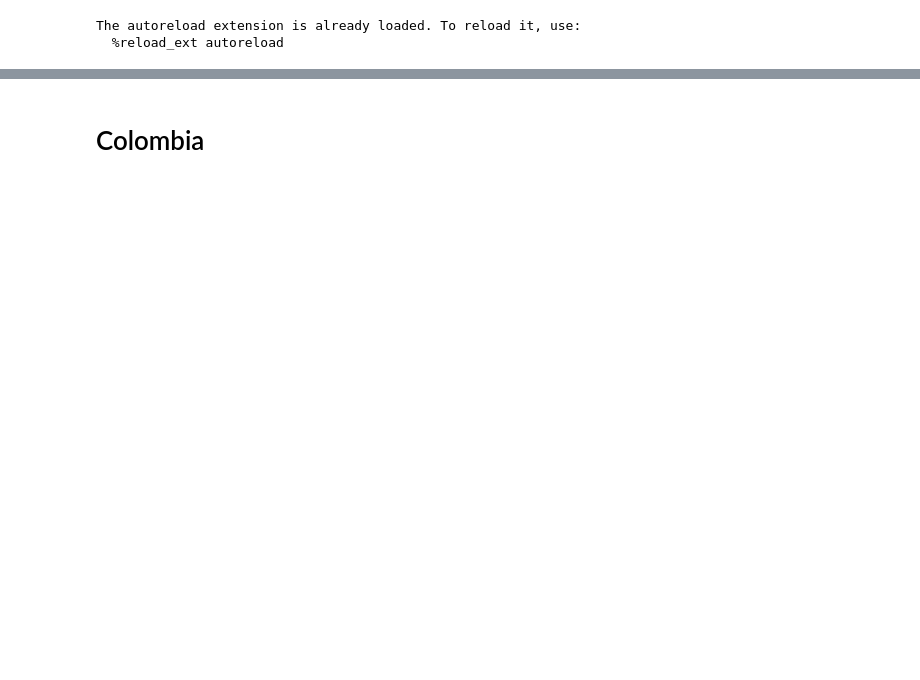
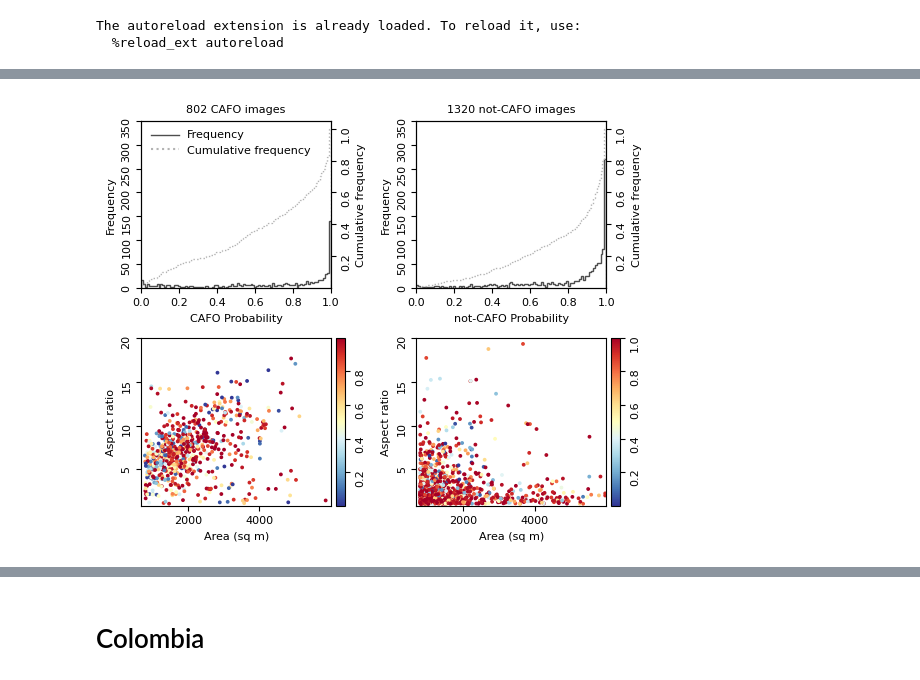
Before and after one commit to rachelemason/CAFO-AI, a Jupyter notebook: 11_testModel.ipynb, the cells around one changed output, grey strips where cells are left out. Cells and saved outputs as stored; diff of their text form; code cells hidden in the pictures; blank space fills up the shorter version.

Commit message:
Added code to 11_testModel to create probability histograms/scatter plots, and to display randomly-sampled images for report

```diff
--- a/11_testModel.ipynb
+++ b/11_testModel.ipynb
@@ -21,3 +21,7 @@ Drive already mounted at /content/drive; to attempt to forcibly remount, call dr
+# %%
+datasets = ["col", "ind", "jor", "kaz", "mys", "per", "per2", "sau", "tha",\
+            "tur", "ven"]
+data_iteration = 0
 # %%
 # A fine-tuned model from betterModel.ipynb
 
@@ -25,16 +29,15 @@ model_name = "VGG16"
 #model_name = "EfficientNetB0"
 #model_name = "ResNet50"
 
-model = load_model(f'/content/drive/MyDrive/CAFO_models/better{model_name}_step2.keras')
+training_data = "data_combo_1"
+
+model = load_model(f'/content/drive/MyDrive/CAFO_models/{model_name}_{training_data}/model_ft.keras')
 # %%
 data_path = "/content/drive/MyDrive/CAFO_data/forTraining/"
 
-datasets = ["col", "ind", "jor", "kaz", "mys", "per", "per2", "tha", "tur",\
-            "tur2", "ven", "sau"]
-
 gdf_list = []
 for place in datasets:
-  gdf = pd.read_pickle(f'{data_path}{place}_final.pkl')
+  gdf = pd.read_pickle(f'{data_path}{place}_iter{data_iteration}.pkl')
   print(f"There are {len(gdf)} rows in the {place} dataset")
   gdf_list.append(gdf)
 
@@ -86,3 +99,7 @@ Applying the model to all 2000 images...
+# %%
+utils.probability_hist(results, ymax=350, fname='hist_hor')
+# %% [output]
+[figure, added]
 # %%
 colombia = results[results["Dataset name"] == "Colombia"]
 india = results[results["Dataset name"] == "India"]
```
Also changed, not shown: parts of 36 cells of this notebook.
